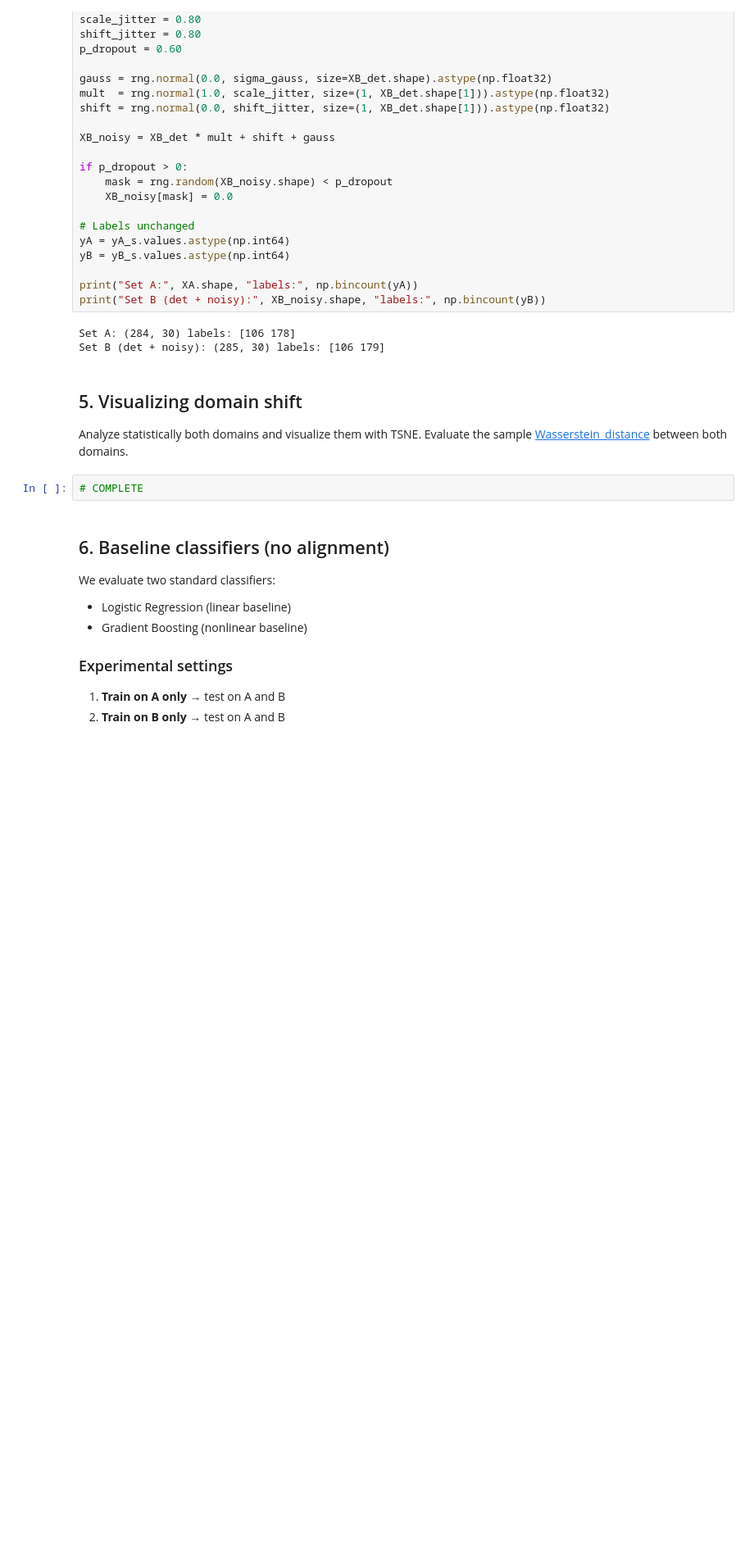
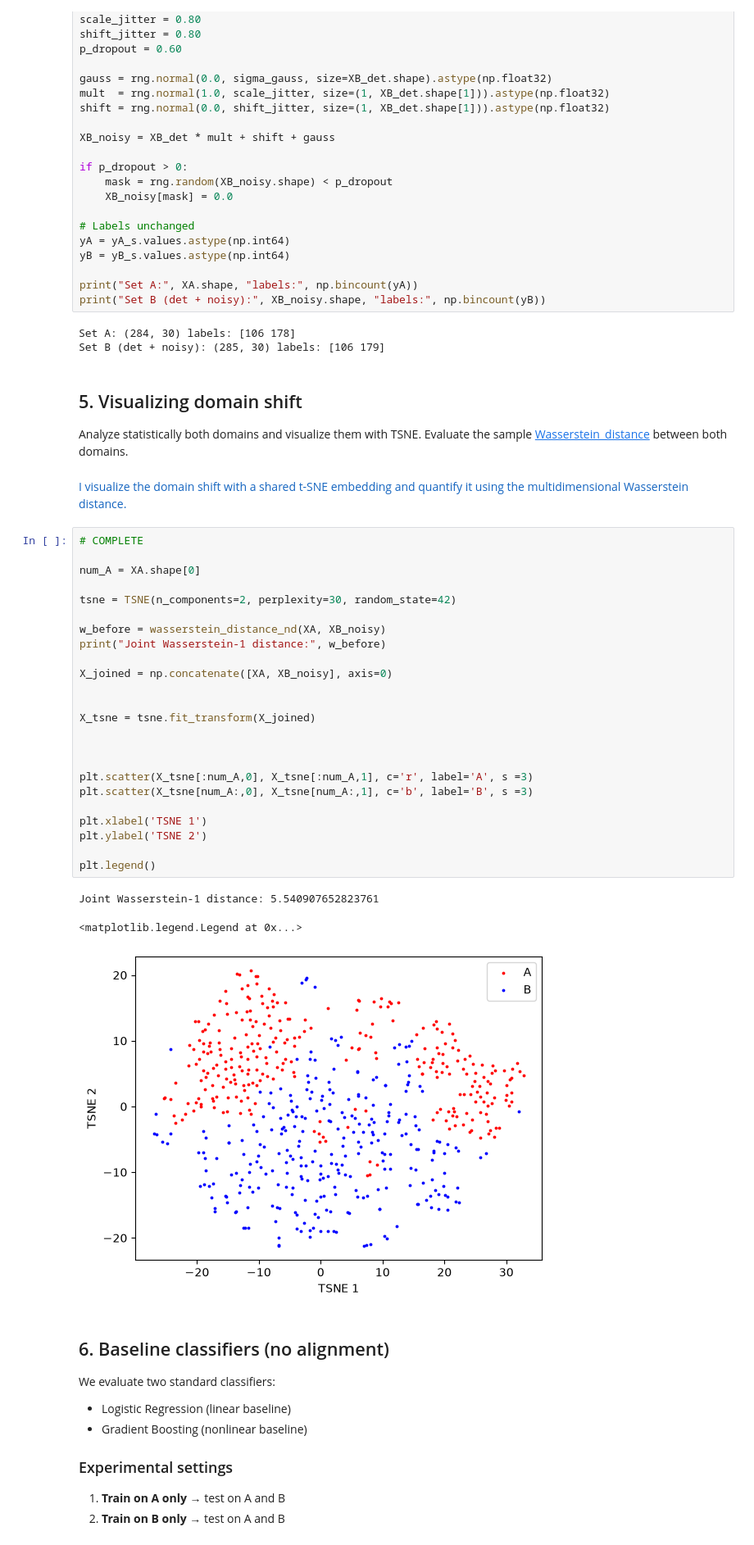
Before and after one commit to Lolillosky/GenerativeDeepLearningCourse, a Jupyter notebook: Topic6/labGANv1_STUDENT.ipynb, the cells around one changed output. Shown at 82% size. Saved outputs shown, nothing was run; the diff lists cells and outputs as text; blank space fills up the shorter version.

```diff
--- a/Topic6/labGANv1_STUDENT.ipynb
+++ b/Topic6/labGANv1_STUDENT.ipynb
@@ -210,8 +240,36 @@ Set B (det + noisy): (285, 30) labels: [106 179]
 ## 5. Visualizing domain shift
 
 Analyze statistically both domains and visualize them with TSNE. Evaluate the sample [Wasserstein_distance](https://docs.scipy.org/doc/scipy/reference/generated/scipy.stats.wasserstein_distance.html) between both domains.
+# %% [markdown]
+<p style="color: #1565C0;">I visualize the domain shift with a shared t-SNE embedding and quantify it using the multidimensional Wasserstein distance.</p>
 # %%
 # COMPLETE
+
+num_A = XA.shape[0]
+
+tsne = TSNE(n_components=2, perplexity=30, random_state=42)
+
+w_before = wasserstein_distance_nd(XA, XB_noisy)
+print("Joint Wasserstein-1 distance:", w_before)
+
+X_joined = np.concatenate([XA, XB_noisy], axis=0)
+
+
+X_tsne = tsne.fit_transform(X_joined)
+
+
+
+plt.scatter(X_tsne[:num_A,0], X_tsne[:num_A,1], c='r', label='A', s =3)
+plt.scatter(X_tsne[num_A:,0], X_tsne[num_A:,1], c='b', label='B', s =3)
+
+plt.xlabel('TSNE 1')
+plt.ylabel('TSNE 2')
+
+plt.legend()
+# %% [output]
+Joint Wasserstein-1 distance: 5.540907652823761
+<matplotlib.legend.Legend at 0x...>
+[figure, added]
 # %% [markdown]
 ## 6. Baseline classifiers (no alignment)
 
```
Also changed, not shown: parts of 22 cells of this notebook, 1 other file.
